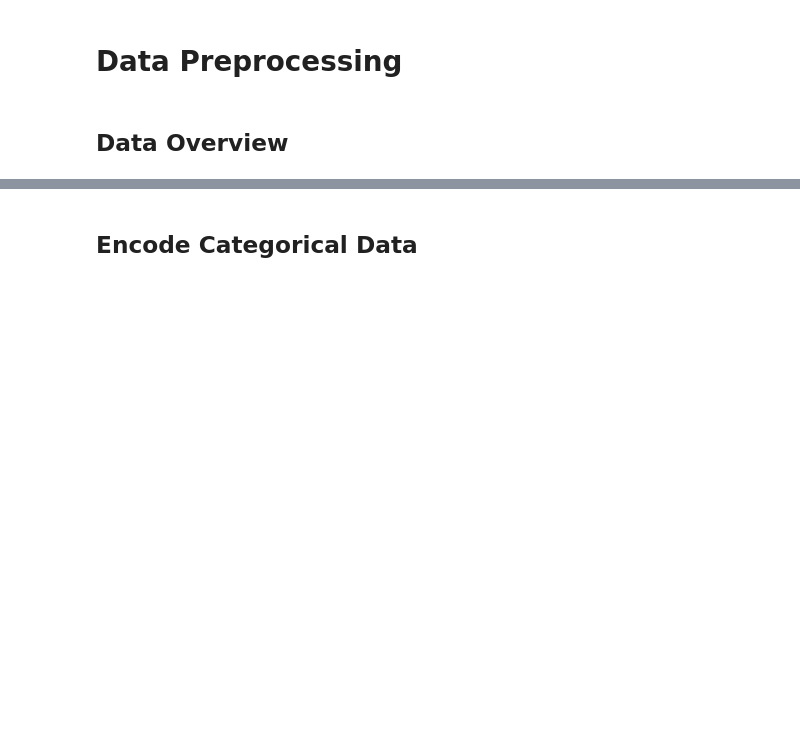
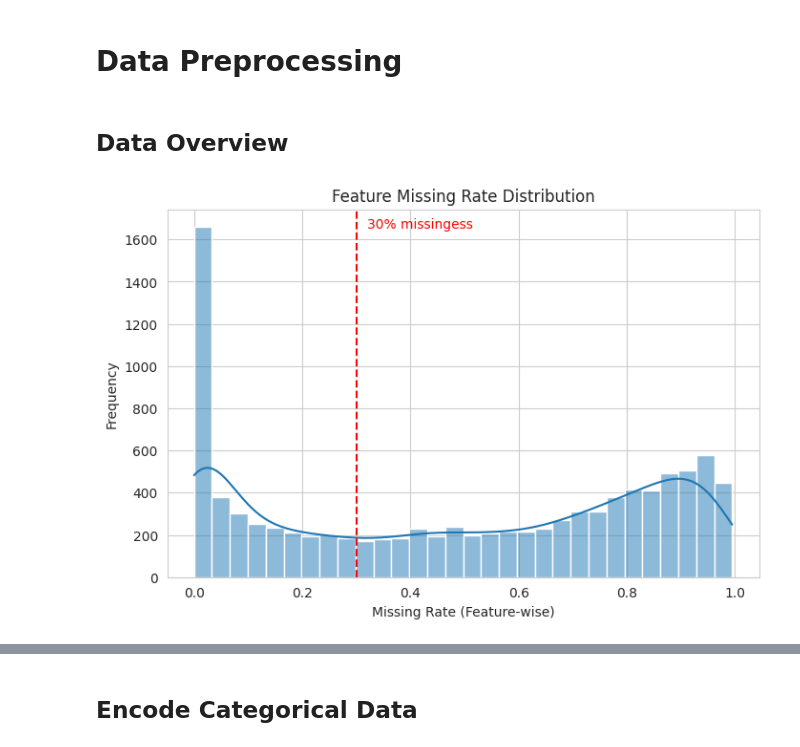
Before and after one commit to ShaunFChen/diabetes_biomarker_project, a Jupyter notebook: notebooks/diabetes_biomarker_analysis.ipynb, the cells around one changed output, grey strips where cells are left out. Saved outputs shown, nothing was run; the diff lists cells and outputs as text; code cells hidden in the pictures; blank space fills up the shorter version.

```diff
--- a/notebooks/diabetes_biomarker_analysis.ipynb
+++ b/notebooks/diabetes_biomarker_analysis.ipynb
@@ -126,0 +103,12 @@ filtered_missingness
+# %%
+# Feature Missing Rate Distribution
+plt.figure(figsize=(8, 5))
+sns.histplot(raw_df.isna().mean(axis=0), kde=True, bins=30)
+plt.axvline(x = .3, color = "red", linestyle = '--')
+plt.text(.32, plt.ylim()[1]*0.95, '30% missingess', color='red', fontsize=10, ha='left')
+plt.title('Feature Missing Rate Distribution')
+plt.xlabel('Missing Rate (Feature-wise)')
+plt.ylabel('Frequency')
+plt.show()
+# %% [output]
+[figure, added]
```
Also changed, not shown: parts of 63 cells of this notebook.
